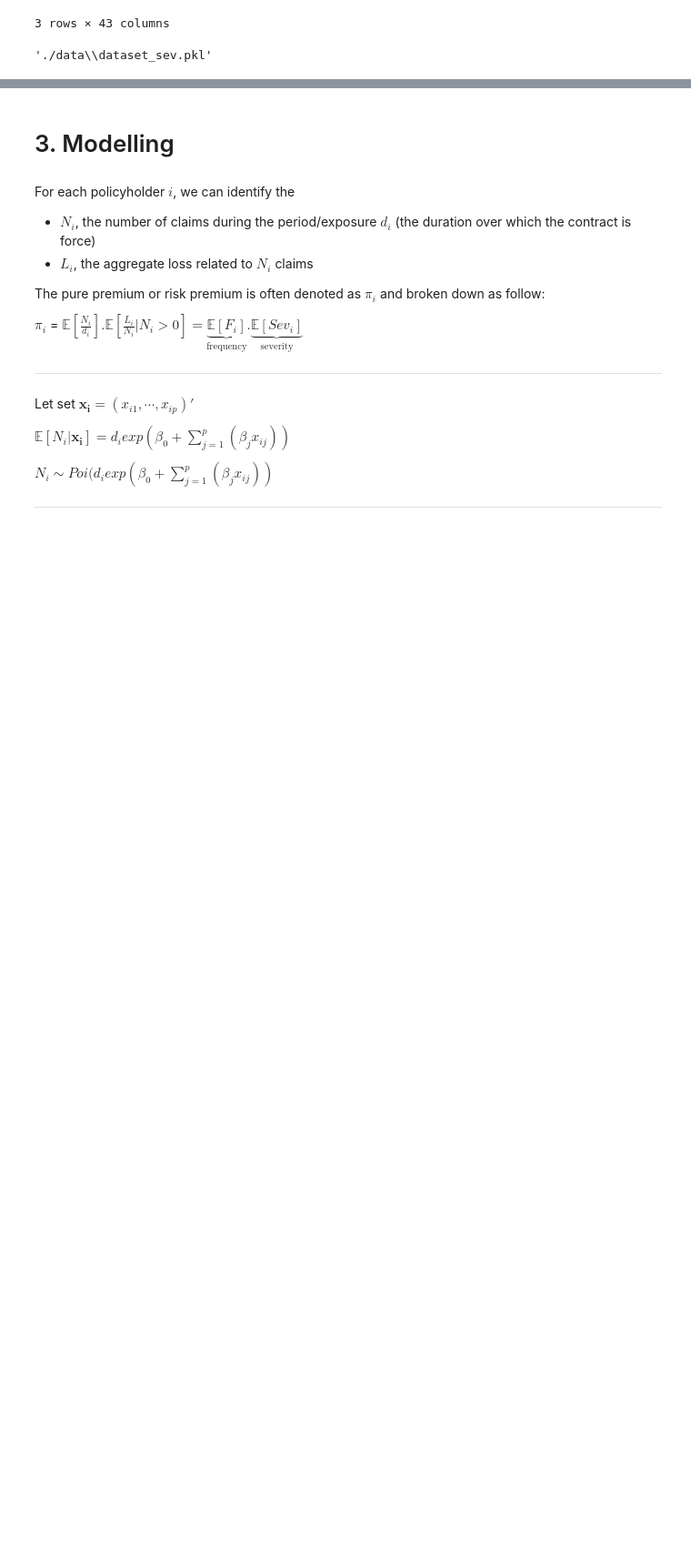
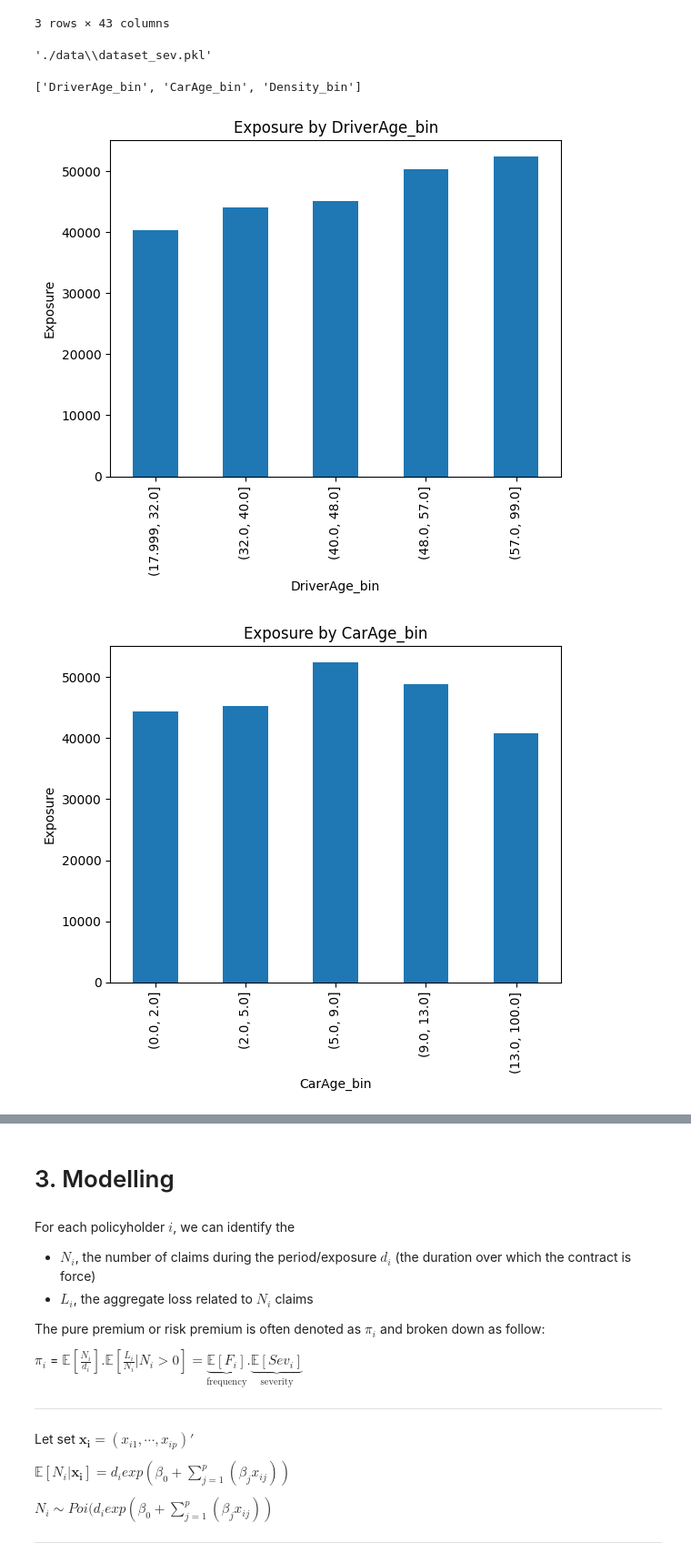
Before and after one commit to MarinoSanLorenzo/actuarial_ds, a Jupyter notebook: [BLOG POST 2] - Machine Learning methods.ipynb, the cells around one changed output, grey strips where cells are left out. Shown at 91% size. Cells and saved outputs as stored; diff of their text form; code cells hidden in the pictures; blank space fills up the shorter version.

```diff
--- a/[BLOG POST 2] - Machine Learning methods.ipynb
+++ b/[BLOG POST 2] - Machine Learning methods.ipynb
@@ -649,0 +683,14 @@ X_sev = DATASET_SEV.drop(columns=[claim_frequency_name, nb_claims_name])
+# %%
+binned_variables = [c for c in df.columns if '_bin' in c]
+binned_variables
+# %% [output]
+['DriverAge_bin', 'CarAge_bin', 'Density_bin']
+# %%
+for binned_variable in binned_variables:
+    df.groupby(binned_variable).sum()[exposure_name].plot.bar()
+    plt.ylabel(exposure_name)
+    plt.title(f'{exposure_name} by {binned_variable}')
+    plt.show()
+# %% [output]
+[figure, added]
+[figure, added]
```
Also changed, not shown: parts of 136 cells of this notebook.
